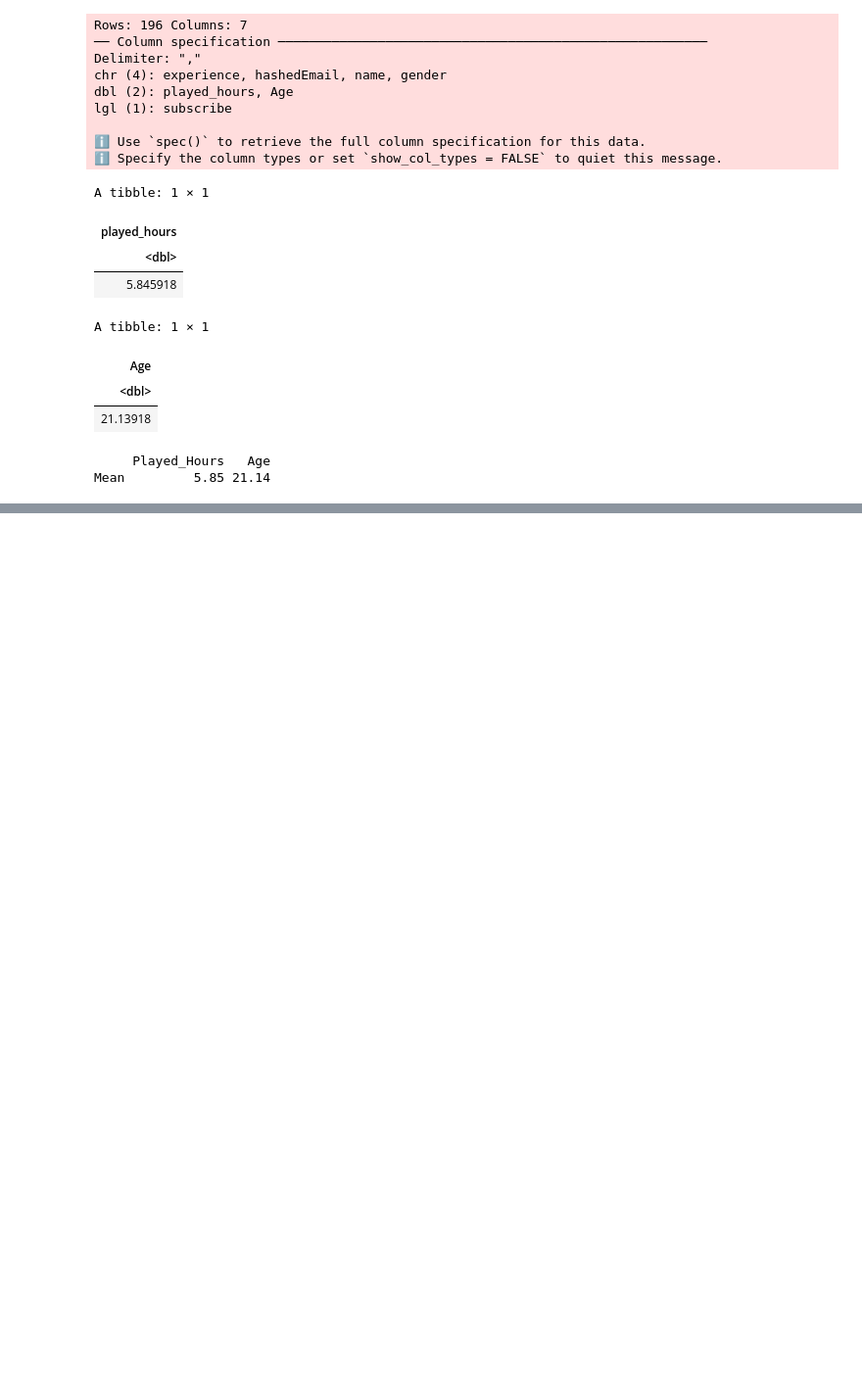
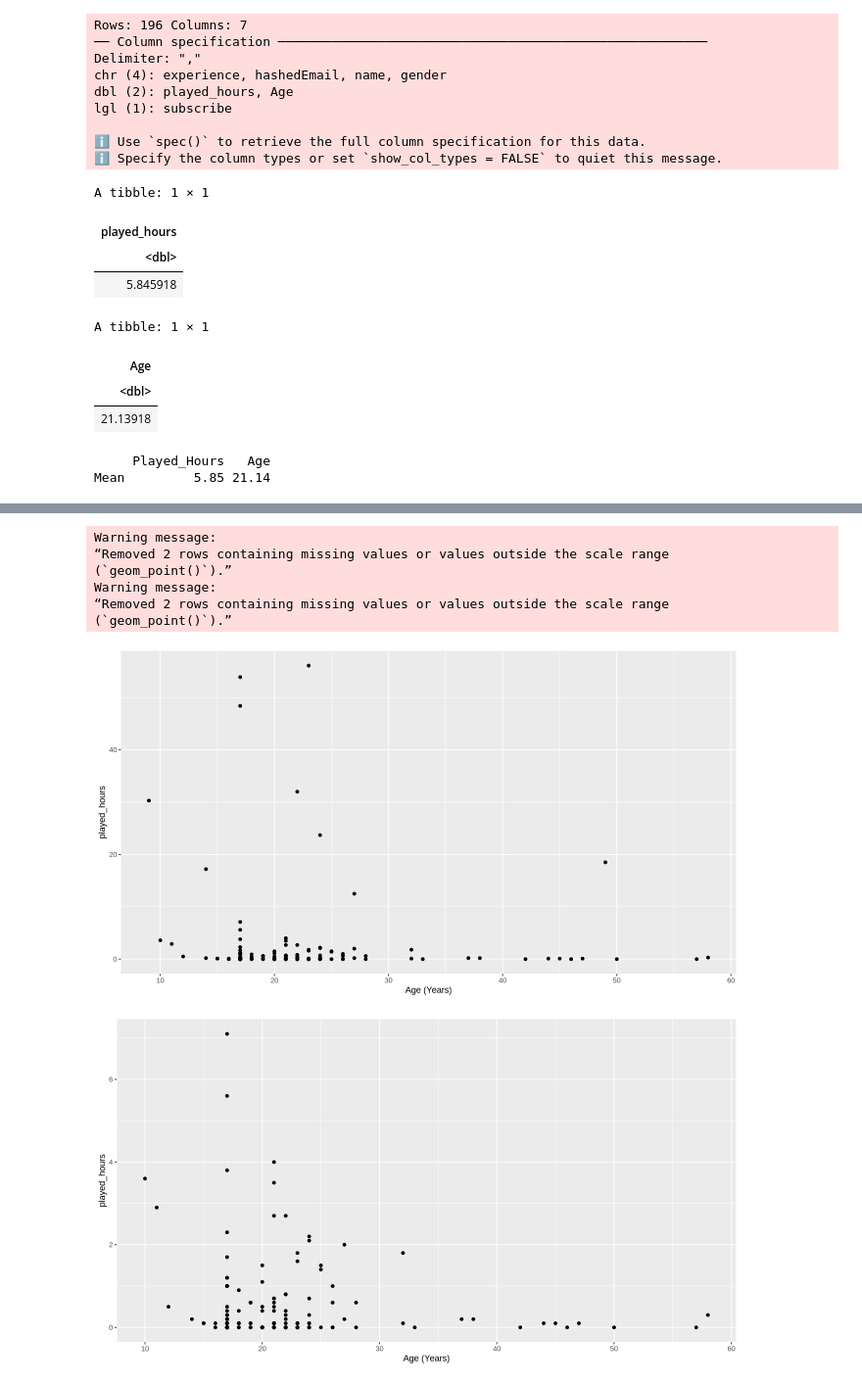
Before and after one commit to aoneile8-2/DSCI_project, a Jupyter notebook: Untitled1.ipynb, the cells around one changed output, grey strips where cells are left out. Shown: that part at 98% size. Drawn from its saved outputs; the diff is of its cells as text; code cells hidden in the pictures; blank space fills up the shorter version.

```diff
--- a/Untitled1.ipynb
+++ b/Untitled1.ipynb
@@ -118,0 +95,21 @@ Warning message:
+# %%
+players_sub100h <- filter(players, played_hours < 100)
+age_vs_hours_2 <- ggplot(players_sub100h, aes(x=Age, y=played_hours)) +
+    geom_point() +
+    labs(x="Age (Years)", "Average played (Hours)")
+age_vs_hours_2
+
+players_sub10h <- filter(players, played_hours < 10)
+age_vs_hours_3 <- ggplot(players_sub10h, aes(x=Age, y=played_hours)) +
+    geom_point() +
+    labs(x="Age (Years)", "Average played (Hours)")
+age_vs_hours_3
+# %% [output]
+Warning message:
+“Removed 2 rows containing missing values or values outside the scale range
+(`geom_point()`).”
+Warning message:
+“Removed 2 rows containing missing values or values outside the scale range
+(`geom_point()`).”
+[figure, added]
+[figure, added]
```
Also changed, not shown: parts of 2 cells of this notebook.
